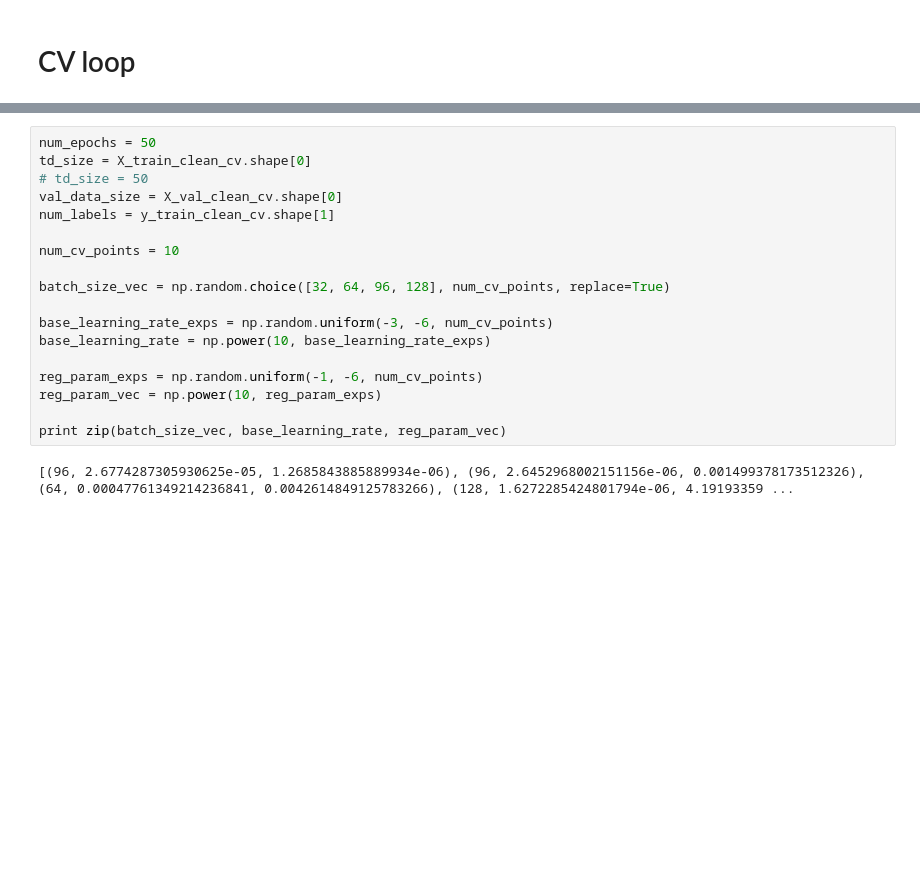
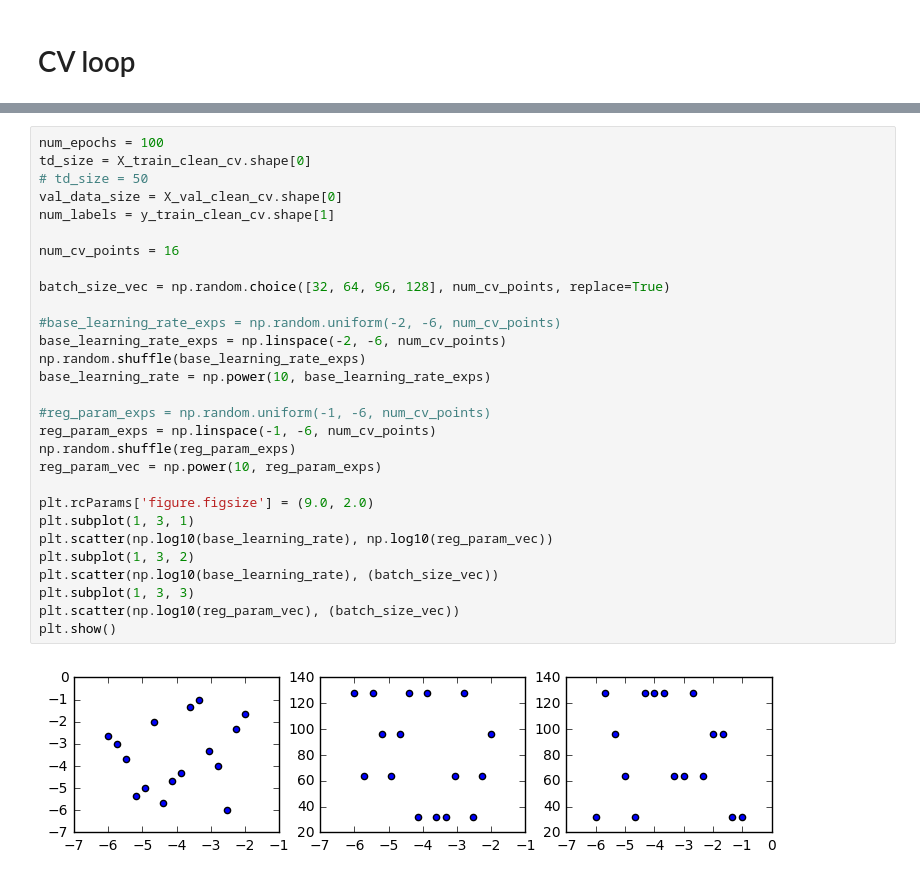
Before and after one commit to shaktisourav/facial_keypoint_recognition, a Jupyter notebook: src/facial_recog_le_net_cv_loop.ipynb, the cells around one changed output, grey strips where cells are left out. Saved outputs shown, nothing was run; the diff lists cells and outputs as text; blank space fills up the shorter version.

Commit message:
update the choice of base_lr and reg_param in cv loop

```diff
--- a/src/facial_recog_le_net_cv_loop.ipynb
+++ b/src/facial_recog_le_net_cv_loop.ipynb
@@ -52,21 +54,32 @@ loaded:  ['X_val_clean_cv', 'y_val_clean_cv', 'y_train_clean_cv', 'feature_label
 # %%
-num_epochs = 50
+num_epochs = 100
 td_size = X_train_clean_cv.shape[0]
 # td_size = 50
 val_data_size = X_val_clean_cv.shape[0]
 num_labels = y_train_clean_cv.shape[1]
 
-num_cv_points = 10
+num_cv_points = 16
 
 batch_size_vec = np.random.choice([32, 64, 96, 128], num_cv_points, replace=True)
 
-base_learning_rate_exps = np.random.uniform(-3, -6, num_cv_points)
+#base_learning_rate_exps = np.random.uniform(-2, -6, num_cv_points)
+base_learning_rate_exps = np.linspace(-2, -6, num_cv_points)
+np.random.shuffle(base_learning_rate_exps)
 base_learning_rate = np.power(10, base_learning_rate_exps)
 
-reg_param_exps = np.random.uniform(-1, -6, num_cv_points)
+#reg_param_exps = np.random.uniform(-1, -6, num_cv_points)
+reg_param_exps = np.linspace(-1, -6, num_cv_points)
+np.random.shuffle(reg_param_exps)
 reg_param_vec = np.power(10, reg_param_exps)
 
-print zip(batch_size_vec, base_learning_rate, reg_param_vec)
+plt.rcParams['figure.figsize'] = (9.0, 2.0)
+plt.subplot(1, 3, 1)
+plt.scatter(np.log10(base_learning_rate), np.log10(reg_param_vec))
+plt.subplot(1, 3, 2)
+plt.scatter(np.log10(base_learning_rate), (batch_size_vec))
+plt.subplot(1, 3, 3)
+plt.scatter(np.log10(reg_param_vec), (batch_size_vec))
+plt.show()
 # %% [output]
-[(96, 2.6774287305930625e-05, 1.2685843885889934e-06), (96, 2.6452968002151156e-06, 0.001499378173512326), (64, 0.00047761349214236841, 0.0042614849125783266), (128, 1.6272285424801794e-06, 4.19193359 ...
+[figure, added]
 # %%
```
Also changed, not shown: parts of 5 cells of this notebook.
